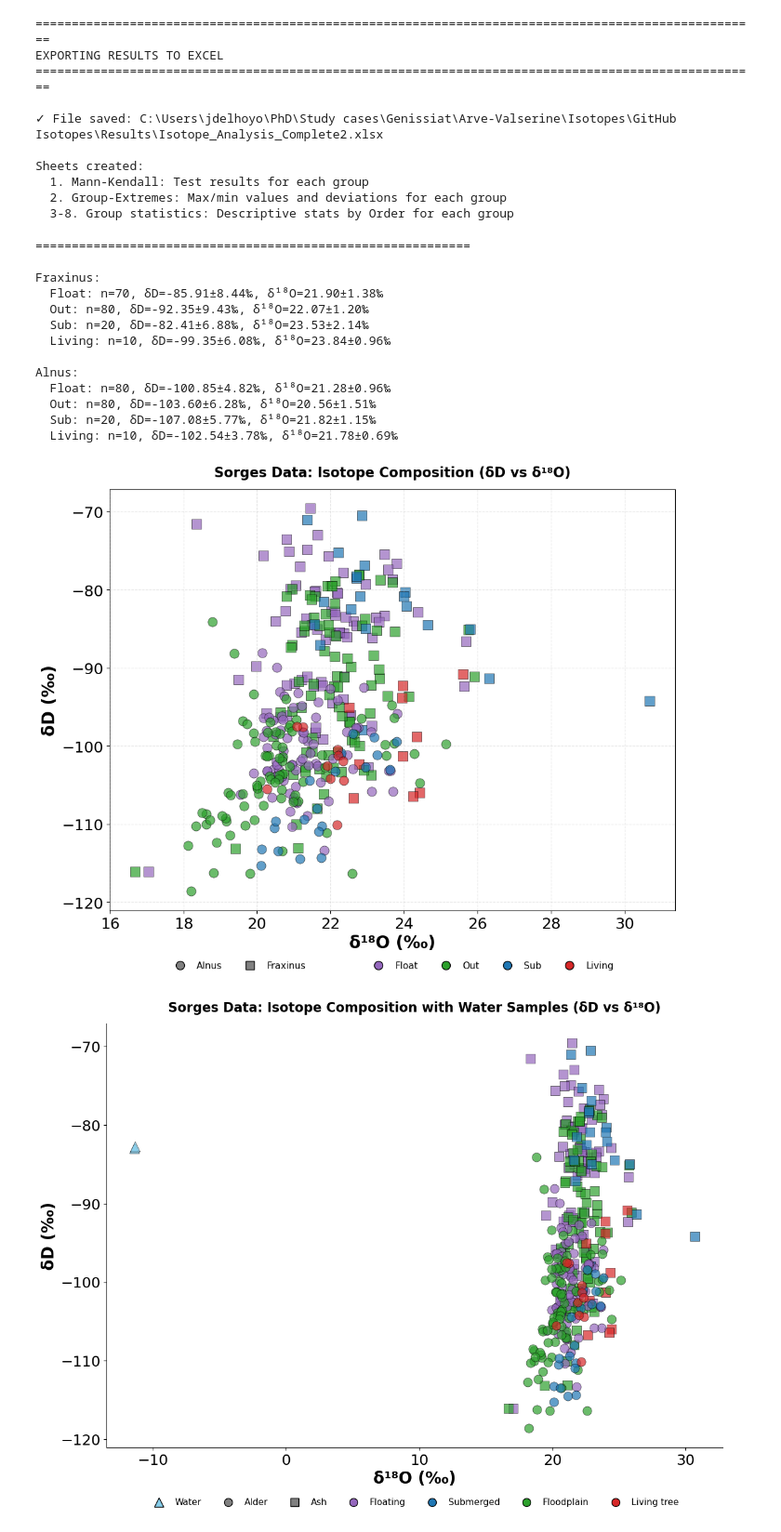
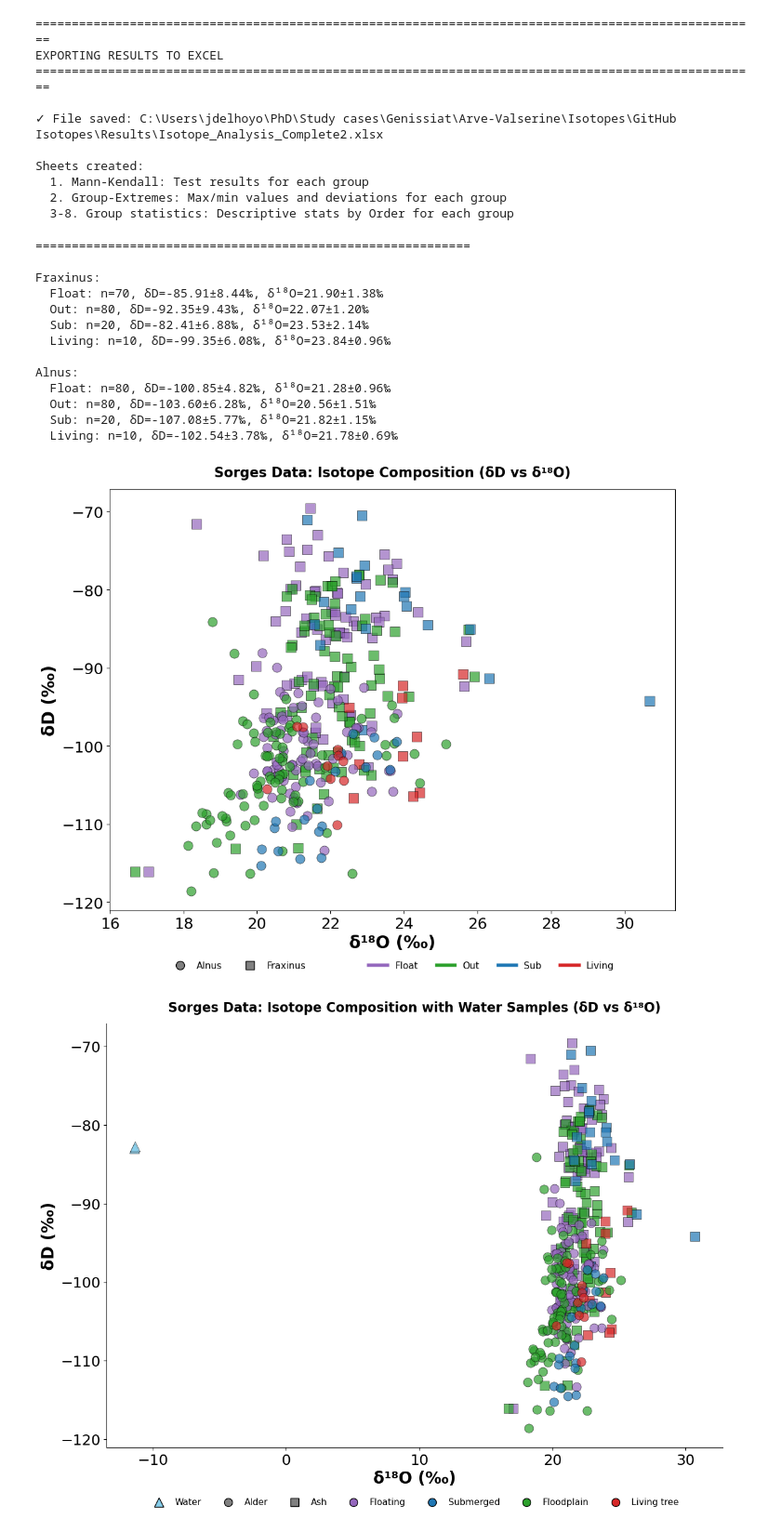
Before and after one commit to JavierDelHoyoGibaja/IsotopesR, a Jupyter notebook: Sorges.ipynb, the cells around one changed output. Shown at 93% size. Cells and saved outputs as stored; diff of their text form; code cells hidden in the pictures.

```diff
--- a/Sorges.ipynb
+++ b/Sorges.ipynb
@@ -374,7 +374,7 @@ ax.set_xlabel('δ¹⁸O (‰)', fontsize=20, fontweight='bold')
 ax.set_ylabel('δD (‰)', fontsize=20, fontweight='bold')
 ax.set_title('Sorges Data: Isotope Composition (δD vs δ¹⁸O)', fontsize=16, fontweight='bold', pad=15)
 ax.tick_params(axis='both', which='major', labelsize=18)
-ax.grid(True, alpha=0.3, linestyle='--')
+ax.grid(True, alpha=0, linestyle='--')
 
 # Create custom legend
 from matplotlib.lines import Line2D
@@ -384,38 +384,38 @@ legend_elements = []
 legend_elements.append(Line2D([0], [0], marker='o', color='w', markerfacecolor='gray', markersize=10, label='Alnus', markeredgecolor='black'))
 legend_elements.append(Line2D([0], [0], marker='s', color='w', markerfacecolor='gray', markersize=10, label='Fraxinus', markeredgecolor='black'))
 
 legend_elements.append(Line2D([0], [0], color='none', label=''))  # Empty line for spacing
 
 # Add condition colors
-legend_elements.append(Line2D([0], [0], marker='o', color='w', markerfacecolor='#9467bd', markersize=10, label='Float', markeredgecolor='black'))
-legend_elements.append(Line2D([0], [0], marker='o', color='w', markerfacecolor='#2ca02c', markersize=10, label='Out', markeredgecolor='black'))
-legend_elements.append(Line2D([0], [0], marker='o', color='w', markerfacecolor='#1f77b4', markersize=10, label='Sub', markeredgecolor='black'))
-legend_elements.append(Line2D([0], [0], marker='o', color='w', markerfacecolor='#d62728', markersize=10, label='Living', markeredgecolor='black'))
+legend_elements.append(Line2D([0], [0], color='#9467bd', linewidth=4, label='Float'))
+legend_elements.append(Line2D([0], [0], color='#2ca02c', linewidth=4, label='Out'))
+legend_elements.append(Line2D([0], [0], color='#1f77b4', linewidth=4, label='Sub'))
+legend_elements.append(Line2D([0], [0], color='#d62728', linewidth=4, label='Living'))
 
 ax.legend(handles=legend_elements, fontsize=11, loc='upper center', bbox_to_anchor=(0.5, -0.1), ncol=7, frameon=False)
 print(f"{'='*60}")
 for species in ['Fraxinus', 'Alnus']:
     species_data = df[df['Sp'] == species]
     print(f"\n{species}:")
     for condition in ['Float', 'Out', 'Sub', 'Living']:
         condition_data = species_data[species_data['Cond'] == condition]
         if len(condition_data) > 0:
             print(f"  {condition}: n={len(condition_data)}, δD={condition_data['D'].mean():.2f}±{condition_data['D'].std():.2f}‰, δ¹⁸O={condition_data['O'].mean():.2f}±{condition_data['O'].std():.2f}‰")
 # %% [output]
 ============================================================
 
 Fraxinus:
   Float: n=70, δD=-85.91±8.44‰, δ¹⁸O=21.90±1.38‰
   Out: n=80, δD=-92.35±9.43‰, δ¹⁸O=22.07±1.20‰
   Sub: n=20, δD=-82.41±6.88‰, δ¹⁸O=23.53±2.14‰
   Living: n=10, δD=-99.35±6.08‰, δ¹⁸O=23.84±0.96‰
 
 Alnus:
   Float: n=80, δD=-100.85±4.82‰, δ¹⁸O=21.28±0.96‰
   Out: n=80, δD=-103.60±6.28‰, δ¹⁸O=20.56±1.51‰
   Sub: n=20, δD=-107.08±5.77‰, δ¹⁸O=21.82±1.15‰
   Living: n=10, δD=-102.54±3.78‰, δ¹⁸O=21.78±0.69‰
-[figure, old version]
+[figure, new version]
 # %%
 import matplotlib.pyplot as plt
 
```
Also changed, not shown: parts of 1 cell of this notebook, 1 other file.
